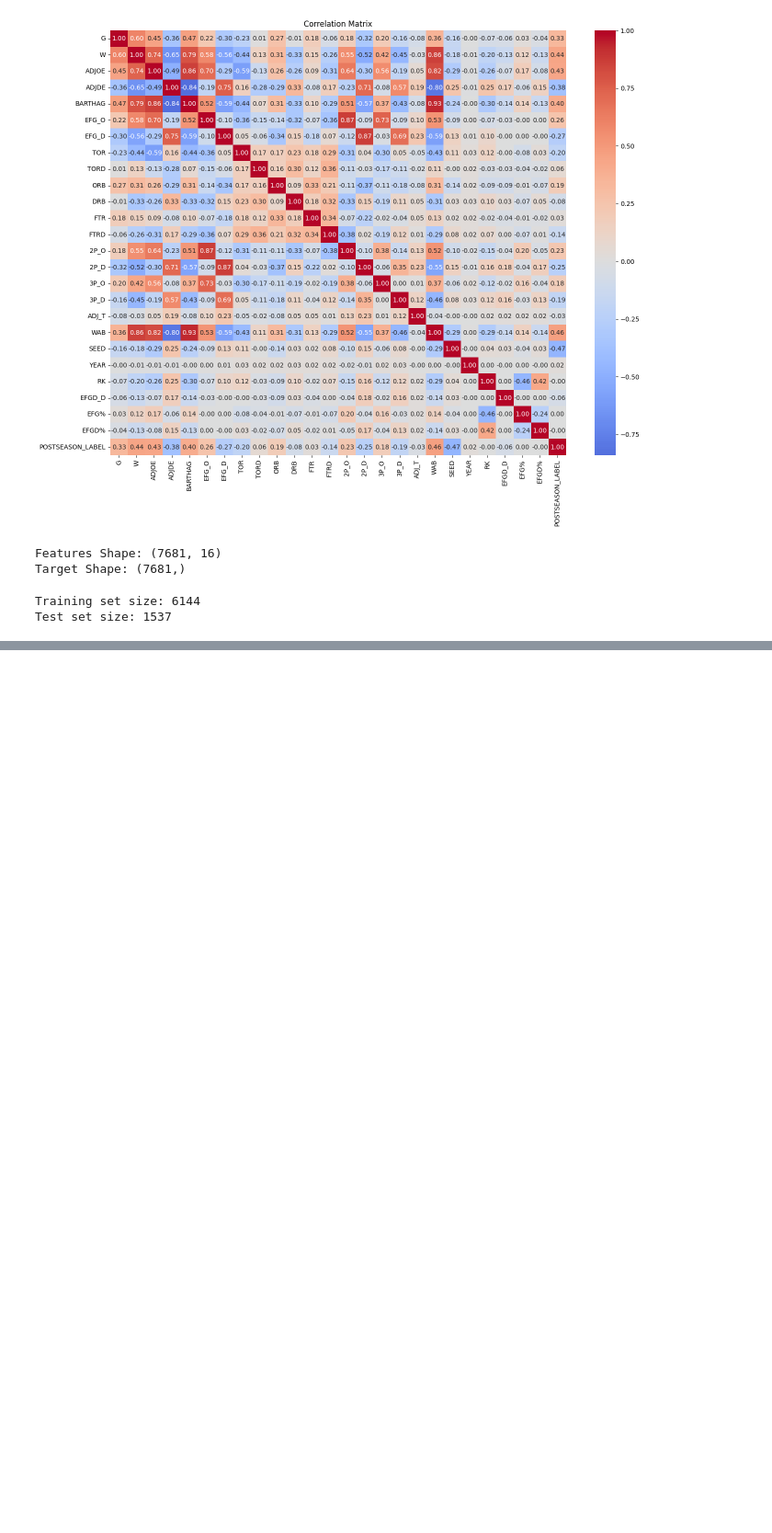
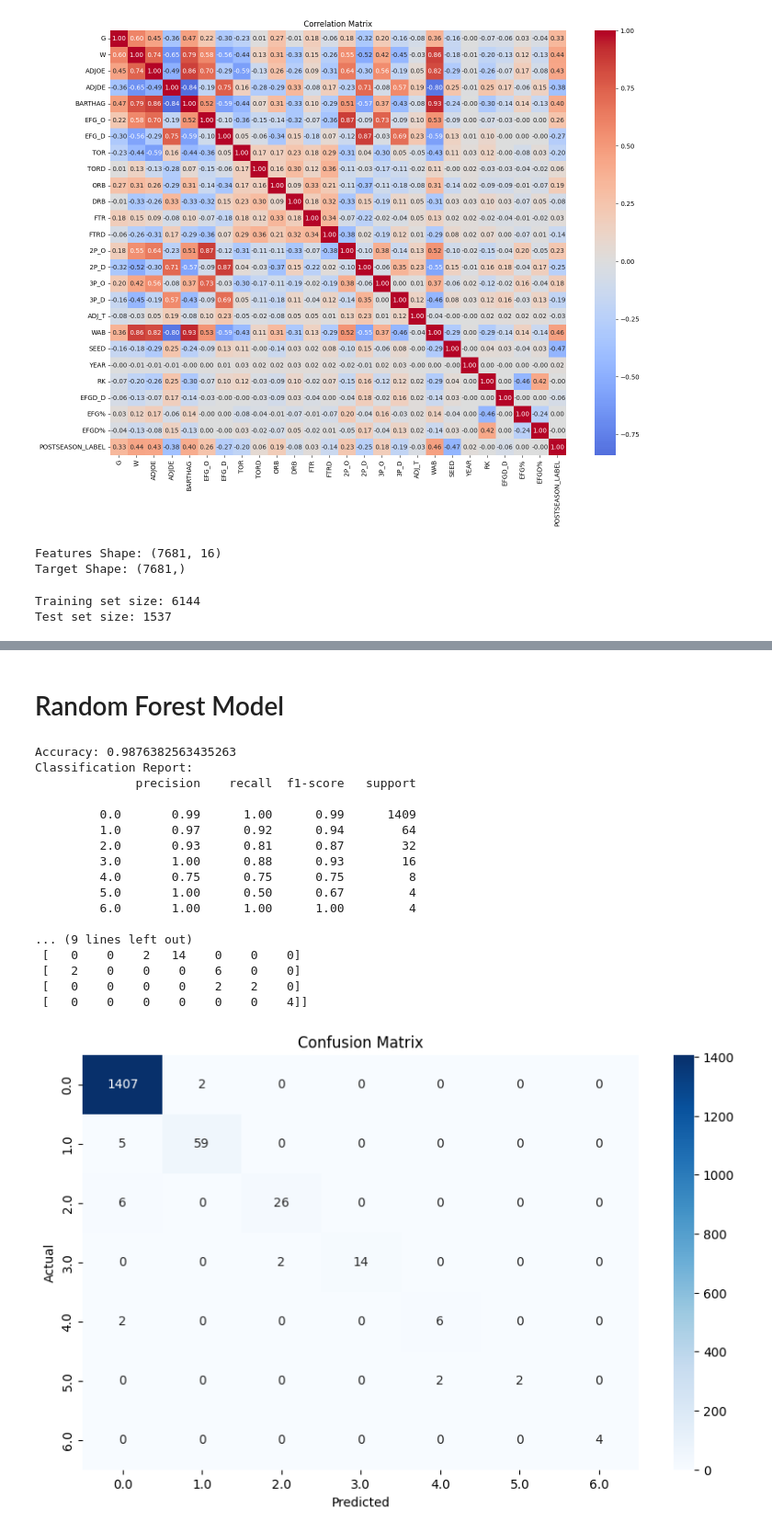
Before and after one commit to KunalShah443/College_Predictor, a Jupyter notebook: Code/Analysis.ipynb, the cells around one changed output, grey strips where cells are left out. Shown at 92% size. Drawn from its saved outputs; the diff is of its cells as text; code cells hidden in the pictures; blank space fills up the shorter version.

Commit message:
Random Forest Model

```diff
--- a/Code/Analysis.ipynb
+++ b/Code/Analysis.ipynb
@@ -323,3 +326,54 @@ Classification Report:
  [   0    0    0    0    3    1    0]]
 AUC-ROC Score: 0.9733077396171078
 [figure]
+# %% [markdown]
+# Random Forest Model
+# %%
+X_train, X_test, y_train, y_test = train_test_split(X, y, test_size=0.2, random_state=42, stratify=y)
+rf_model = RandomForestClassifier(n_estimators=100, random_state=42, class_weight="balanced", max_depth = None)
+rf_model.fit(X_train, y_train)
+
+y_pred = rf_model.predict(X_test)
+y_prob = rf_model.predict_proba(X_test)
+
+# Classification Report and Accuracy Score
+accuracy = accuracy_score(y_test, y_pred)
+print(f"Accuracy: {accuracy}")
+print("Classification Report:")
+print(classification_report(y_test, y_pred))
+
+# AUC-ROC Score
+roc_auc = roc_auc_score(y_test, y_prob, multi_class="ovr", average = "macro")
+print(f"AUC-ROC Score: {roc_auc}")
+
+# Confusion Matrix
+cm = confusion_matrix(y_test, y_pred)
+print("Confusion Matrix:")
+print(cm)
+
+# Visualize the confusion matrix
+plt.figure(figsize=(10, 6))
+sns.heatmap(cm, annot=True, fmt="d", cmap="Blues", xticklabels=rf_model.classes_, yticklabels=rf_model.classes_)
+plt.xlabel("Predicted")
+plt.ylabel("Actual")
+plt.title("Confusion Matrix")
+plt.show()
+# %% [output]
+Accuracy: 0.9876382563435263
+Classification Report:
+              precision    recall  f1-score   support
+
+         0.0       0.99      1.00      0.99      1409
+         1.0       0.97      0.92      0.94        64
+         2.0       0.93      0.81      0.87        32
+         3.0       1.00      0.88      0.93        16
+         4.0       0.75      0.75      0.75         8
+         5.0       1.00      0.50      0.67         4
+         6.0       1.00      1.00      1.00         4
+
+... (9 lines left out)
+ [   0    0    2   14    0    0    0]
+ [   2    0    0    0    6    0    0]
+ [   0    0    0    0    2    2    0]
+ [   0    0    0    0    0    0    4]]
+[figure, added]
```
Also changed, not shown: parts of 2 cells of this notebook.
